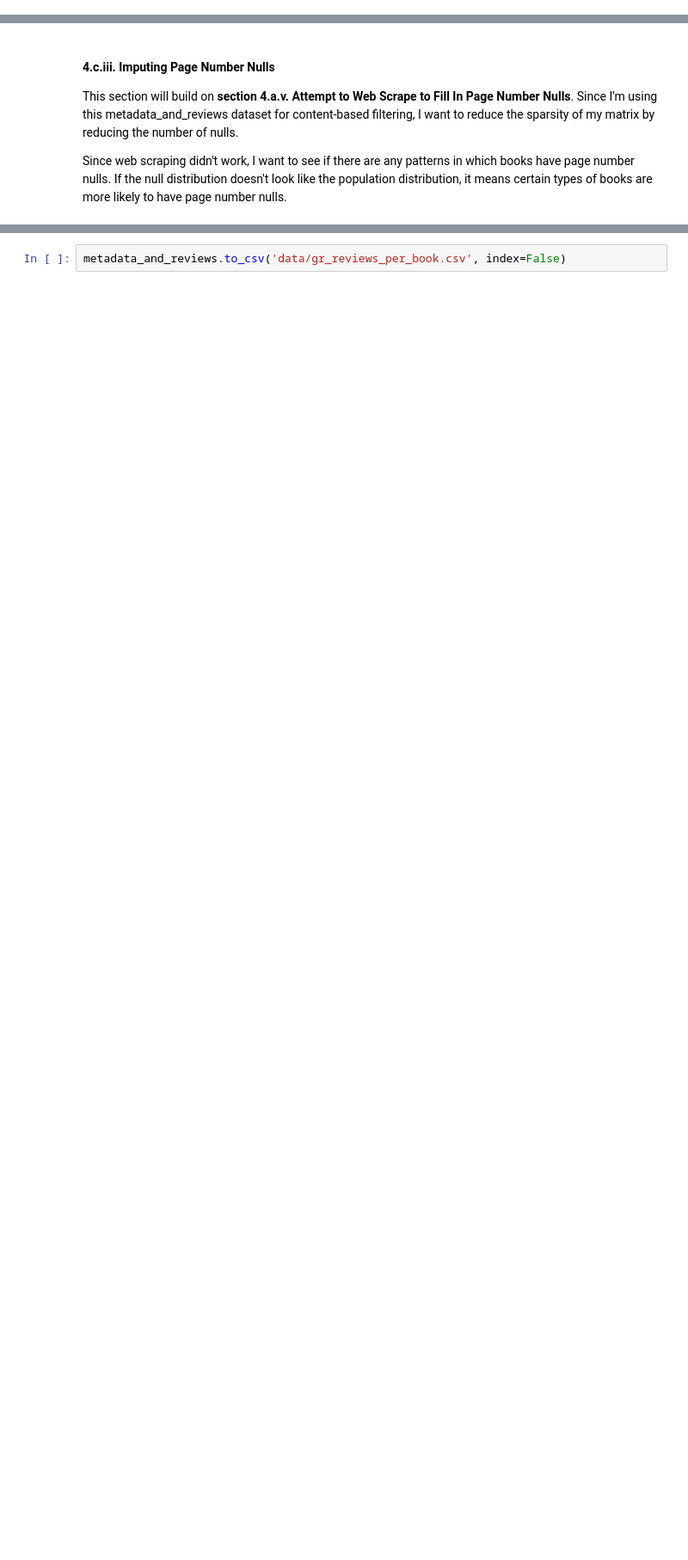
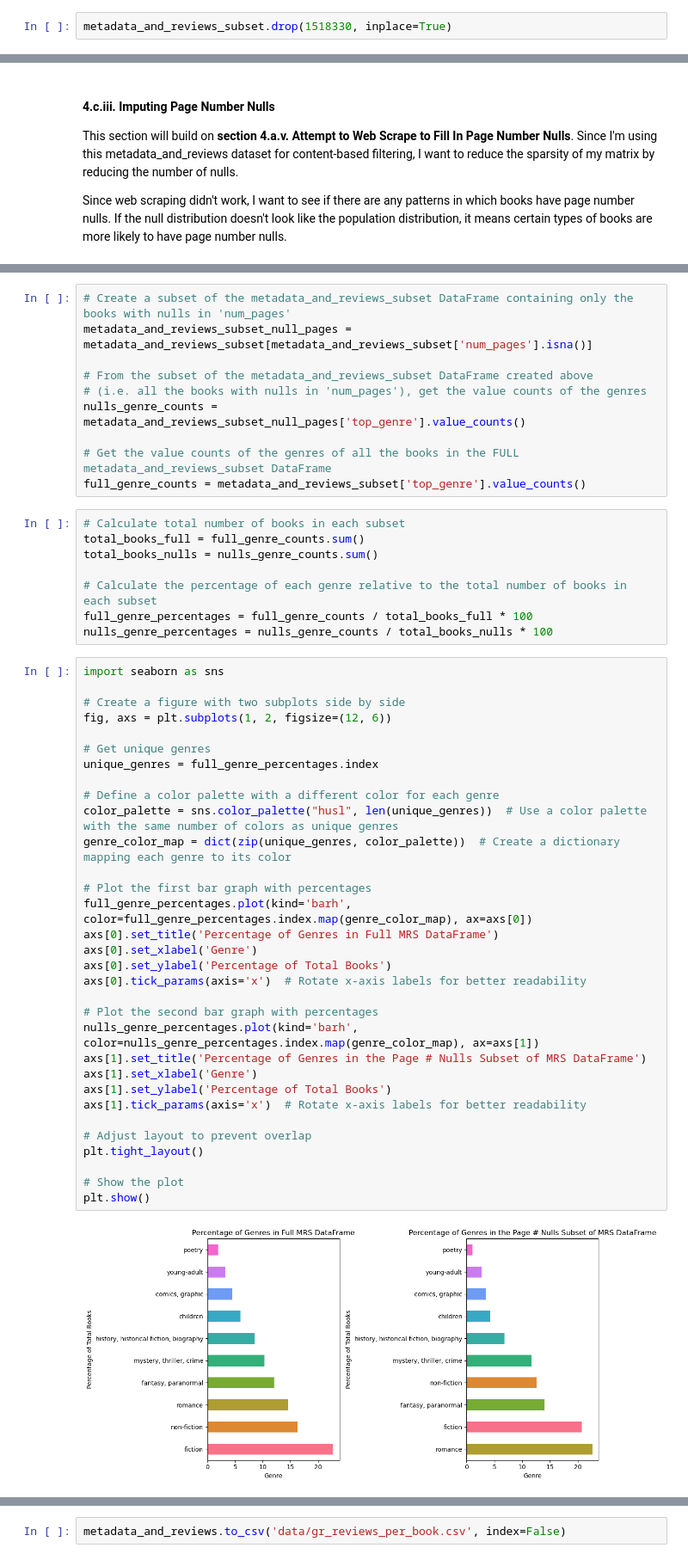
Before and after one commit to shelleylwang/goodreads-recommendations, a Jupyter notebook: data_prep.ipynb, the cells around one changed output, grey strips where cells are left out. Shown at 86% size. Saved outputs shown, nothing was run; the diff lists cells and outputs as text; blank space fills up the shorter version.

Commit message:
got all the way to section 4.c.iii. after the graphs

```diff
--- a/data_prep.ipynb
+++ b/data_prep.ipynb
@@ -1155,0 +1198,2 @@ dtype: int64
+# %%
+metadata_and_reviews_subset.drop(1518330, inplace=True)
@@ -1188,0 +1245,52 @@ plt.show()
+# %%
+# Create a subset of the metadata_and_reviews_subset DataFrame containing only the books with nulls in 'num_pages'
+metadata_and_reviews_subset_null_pages = metadata_and_reviews_subset[metadata_and_reviews_subset['num_pages'].isna()]
+
+# From the subset of the metadata_and_reviews_subset DataFrame created above
+# (i.e. all the books with nulls in 'num_pages'), get the value counts of the genres
+nulls_genre_counts = metadata_and_reviews_subset_null_pages['top_genre'].value_counts()
+
+# Get the value counts of the genres of all the books in the FULL metadata_and_reviews_subset DataFrame
+full_genre_counts = metadata_and_reviews_subset['top_genre'].value_counts()
+# %%
+# Calculate total number of books in each subset
+total_books_full = full_genre_counts.sum()
+total_books_nulls = nulls_genre_counts.sum()
+
+# Calculate the percentage of each genre relative to the total number of books in each subset
+full_genre_percentages = full_genre_counts / total_books_full * 100
+nulls_genre_percentages = nulls_genre_counts / total_books_nulls * 100
+# %%
+import seaborn as sns
+
+# Create a figure with two subplots side by side
+fig, axs = plt.subplots(1, 2, figsize=(12, 6))
+
+# Get unique genres
+unique_genres = full_genre_percentages.index
+
+# Define a color palette with a different color for each genre
+color_palette = sns.color_palette("husl", len(unique_genres))  # Use a color palette with the same number of colors as unique genres
+genre_color_map = dict(zip(unique_genres, color_palette))  # Create a dictionary mapping each genre to its color
+
+# Plot the first bar graph with percentages
+full_genre_percentages.plot(kind='barh', color=full_genre_percentages.index.map(genre_color_map), ax=axs[0])
+axs[0].set_title('Percentage of Genres in Full MRS DataFrame')
+axs[0].set_xlabel('Genre')
+axs[0].set_ylabel('Percentage of Total Books')
+axs[0].tick_params(axis='x')  # Rotate x-axis labels for better readability
+
+# Plot the second bar graph with percentages
+nulls_genre_percentages.plot(kind='barh', color=nulls_genre_percentages.index.map(genre_color_map), ax=axs[1])
+axs[1].set_title('Percentage of Genres in the Page # Nulls Subset of MRS DataFrame')
+axs[1].set_xlabel('Genre')
+axs[1].set_ylabel('Percentage of Total Books')
+axs[1].tick_params(axis='x')  # Rotate x-axis labels for better readability
+
+# Adjust layout to prevent overlap
+plt.tight_layout()
+
+# Show the plot
+plt.show()
+# %% [output]
+[figure, added]
```
Also changed, not shown: parts of 25 cells of this notebook.
